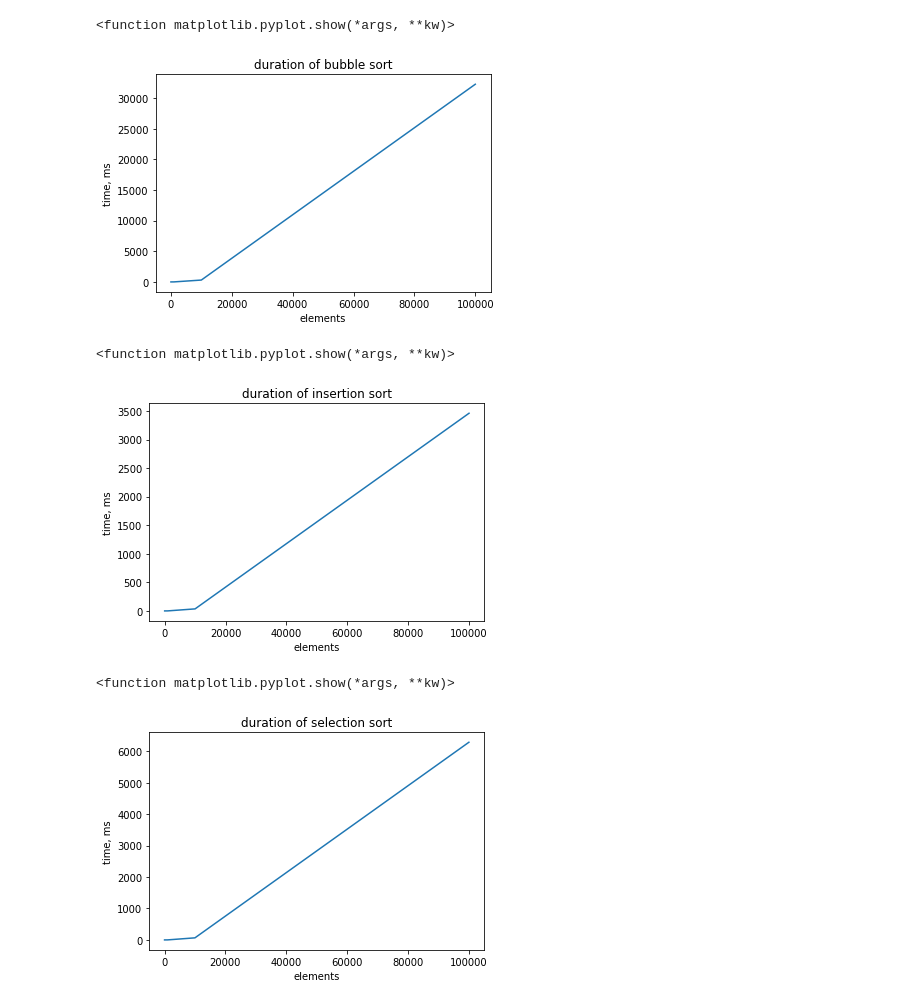
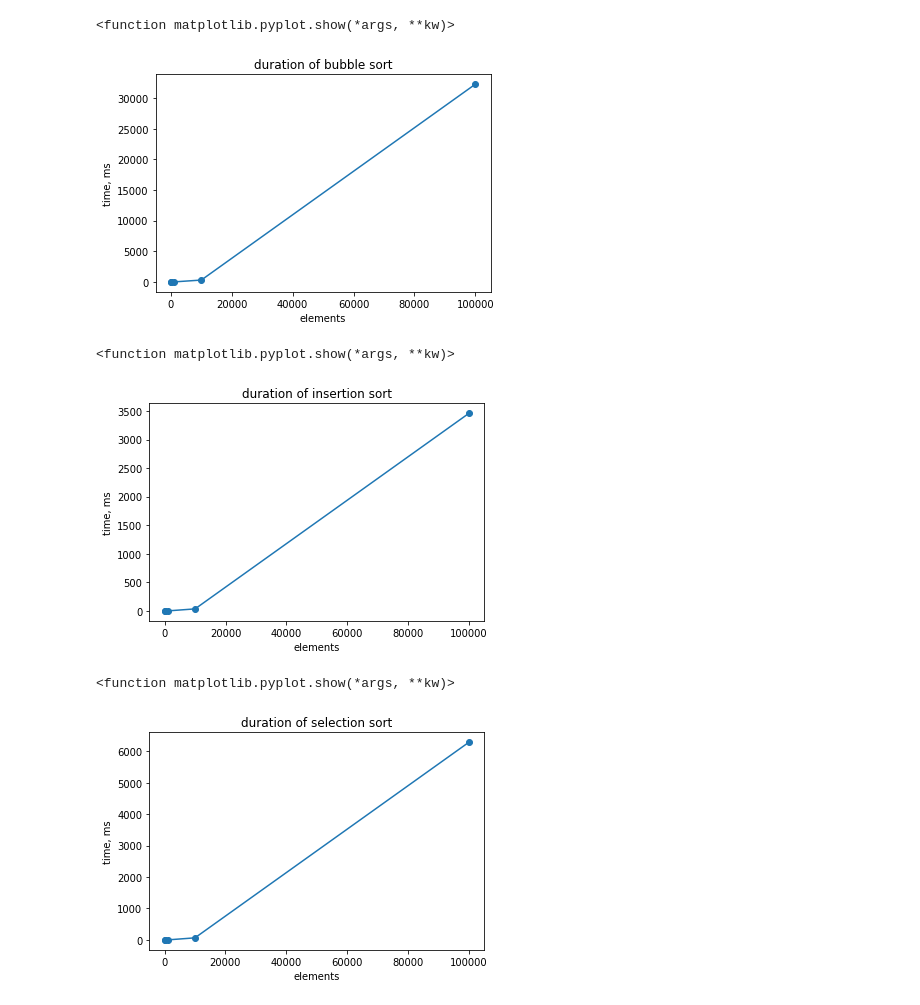
Before and after one commit to nzolotoff/HSE-sorting-in-CPP, a Jupyter notebook: report_for_lab1.ipynb, the cells around one changed output. Saved outputs shown, nothing was run; the diff lists cells and outputs as text; code cells hidden in the pictures.

```diff
--- a/report_for_lab1.ipynb
+++ b/report_for_lab1.ipynb
@@ -6,23 +6,23 @@ import numpy as np
 # %%
 x = [10, 100, 1000, 10000, 100000]
 y = [0.002375, 0.044708, 2.86742, 302.985, 32252.4]
 fig, ax = plt.subplots ()
-ax.plot (x,y)
+ax.plot (x,y, marker='o')
 ax.set_title ('duration of bubblе sort')
 ax.set_xlabel ("elements")
 ax.set_ylabel ("time, ms")
 
 plt.show
 # %% [output]
 <function matplotlib.pyplot.show(*args, **kw)>
-[figure, old version]
+[figure, new version]
 # %%
 x = [10, 100, 1000, 10000, 100000]
 # %%
 x = [10, 100, 1000, 10000, 100000]
 y = [0.000291, 0.004916, 0.358167, 35.4753, 3459.56]
 fig, ax = plt.subplots ()
-ax.plot (x,y)
+ax.plot (x,y, marker='o')
 ax.set_title ('duration of insertion sort')
 ax.set_xlabel ("elements")
 ax.set_ylabel ("time, ms")
@@ -30,12 +30,12 @@ ax.set_ylabel ("time, ms")
 plt.show
 # %% [output]
 <function matplotlib.pyplot.show(*args, **kw)>
-[figure, old version]
+[figure, new version]
 # %%
 x = [10, 100, 1000, 10000, 100000]
 y = [0.000458, 0.01075, 0.703209, 65.8402, 6285.96]
 fig, ax = plt.subplots ()
-ax.plot (x,y)
+ax.plot (x,y, marker='o')
 ax.set_title ('duration of selection sort')
 ax.set_xlabel ("elements")
 ax.set_ylabel ("time, ms")
@@ -43,4 +43,4 @@ ax.set_ylabel ("time, ms")
 plt.show
 # %% [output]
 <function matplotlib.pyplot.show(*args, **kw)>
-[figure, old version]
+[figure, new version]
```
